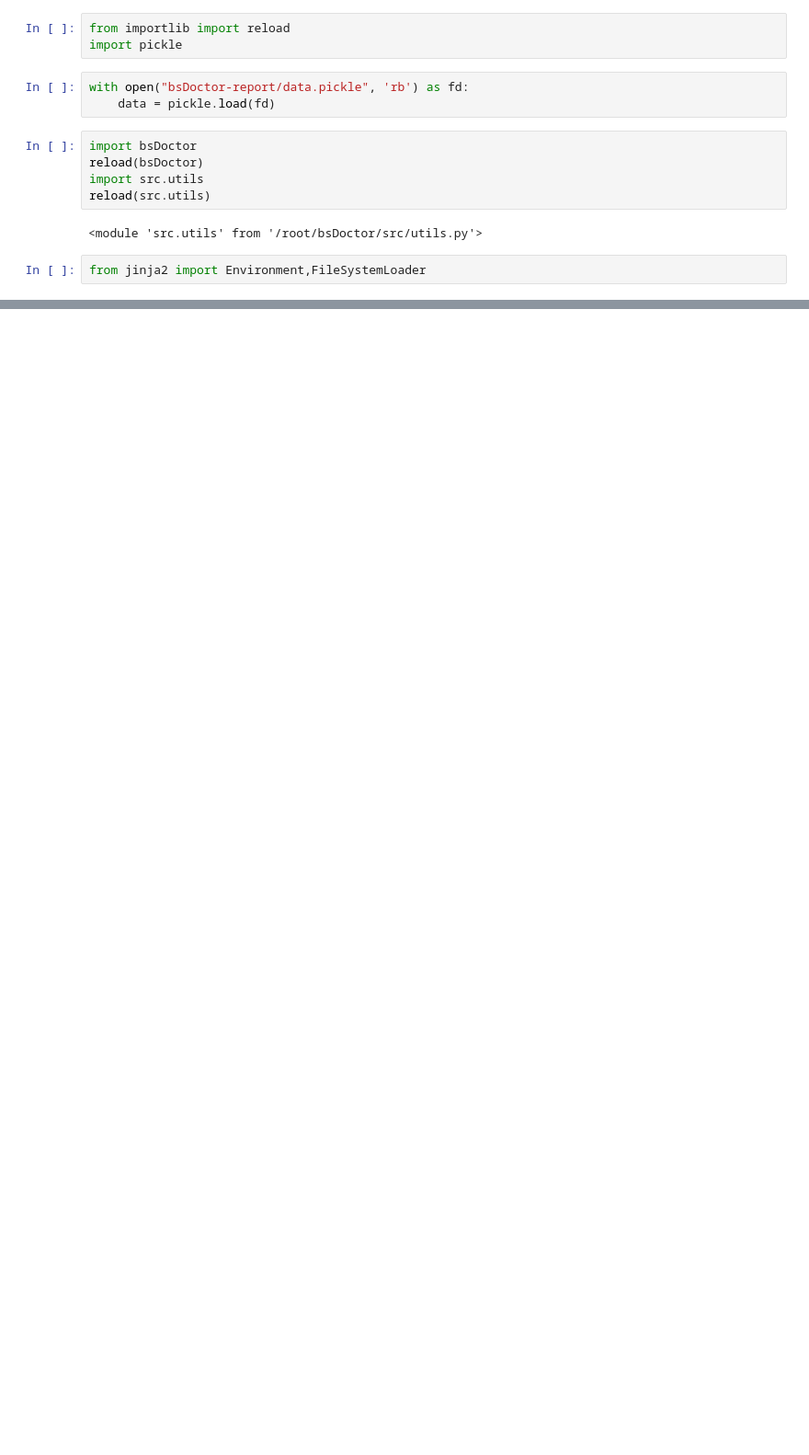
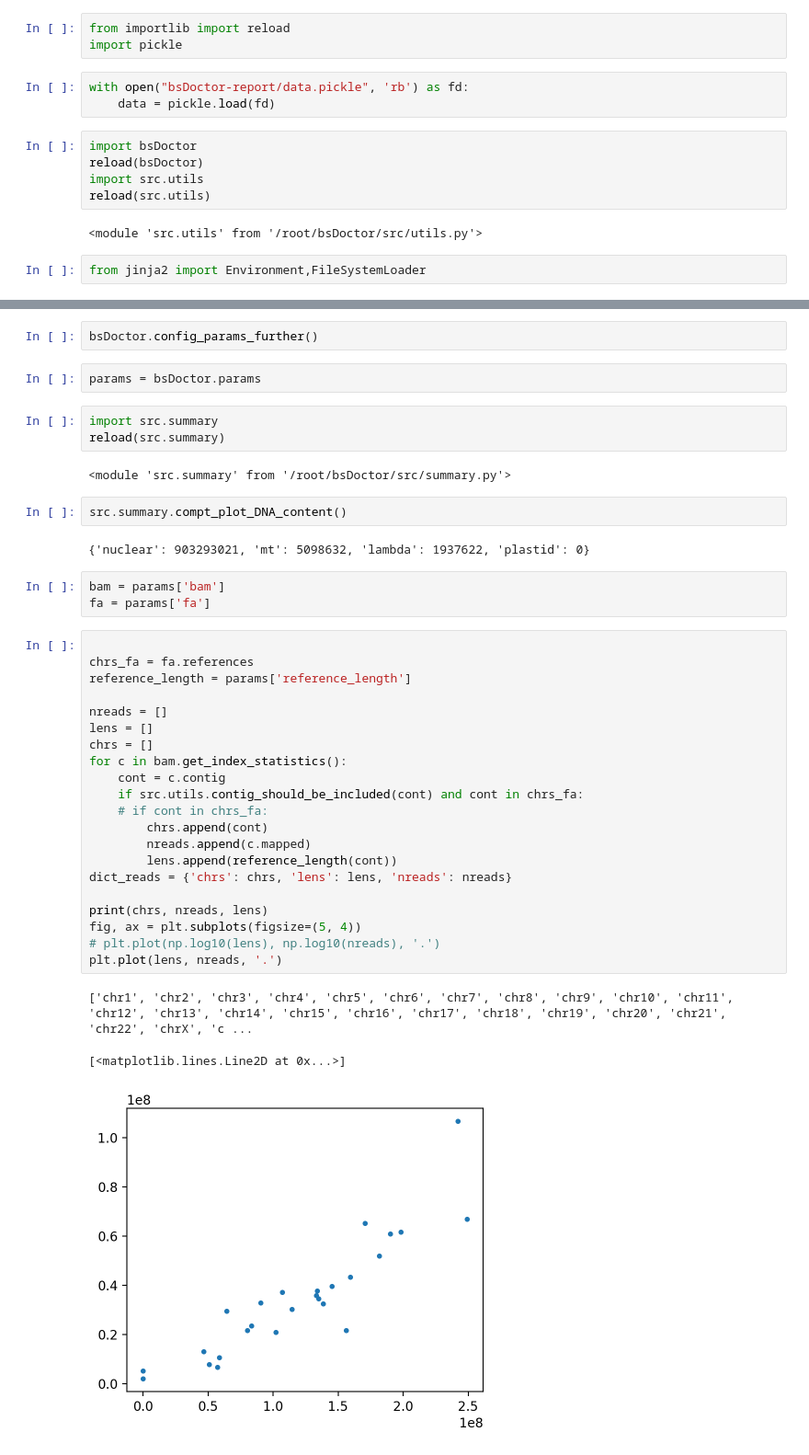
Before and after one commit to hippo-yf/bsDoctor, a Jupyter notebook: 1.ipynb, the cells around one changed output, grey strips where cells are left out. Shown at 92% size. Cells and saved outputs as stored; diff of their text form; blank space fills up the shorter version.

Commit message:
add fig reads-vs-len

```diff
--- a/1.ipynb
+++ b/1.ipynb
@@ -46,0 +44,41 @@ axs[0].plot(x, y)
+# %%
+bsDoctor.config_params_further()
+# %%
+params = bsDoctor.params
+# %%
+import src.summary
+reload(src.summary)
+# %% [output]
+<module 'src.summary' from '/root/bsDoctor/src/summary.py'>
+# %%
+src.summary.compt_plot_DNA_content()
+# %% [output]
+{'nuclear': 903293021, 'mt': 5098632, 'lambda': 1937622, 'plastid': 0}
+# %%
+bam = params['bam']
+fa = params['fa']
+# %%
+
+chrs_fa = fa.references
+reference_length = params['reference_length']
+
+nreads = []
+lens = []
+chrs = []
+for c in bam.get_index_statistics():
+    cont = c.contig
+    if src.utils.contig_should_be_included(cont) and cont in chrs_fa:
+    # if cont in chrs_fa:
+        chrs.append(cont)
+        nreads.append(c.mapped)
+        lens.append(reference_length(cont))
+dict_reads = {'chrs': chrs, 'lens': lens, 'nreads': nreads}
+
+print(chrs, nreads, lens)
+fig, ax = plt.subplots(figsize=(5, 4))
+# plt.plot(np.log10(lens), np.log10(nreads), '.')
+plt.plot(lens, nreads, '.')
+# %% [output]
+['chr1', 'chr2', 'chr3', 'chr4', 'chr5', 'chr6', 'chr7', 'chr8', 'chr9', 'chr10', 'chr11', 'chr12', 'chr13', 'chr14', 'chr15', 'chr16', 'chr17', 'chr18', 'chr19', 'chr20', 'chr21', 'chr22', 'chrX', 'c ...
+[<matplotlib.lines.Line2D at 0x...>]
+[figure, added]
```
Also changed, not shown: parts of 9 cells of this notebook, 17 other files.
